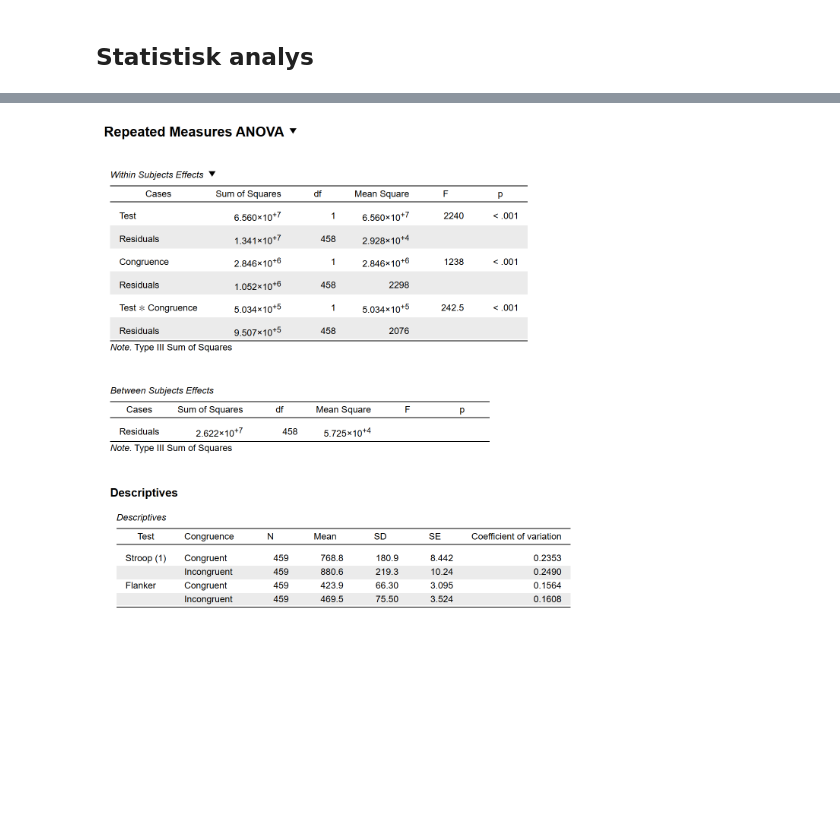
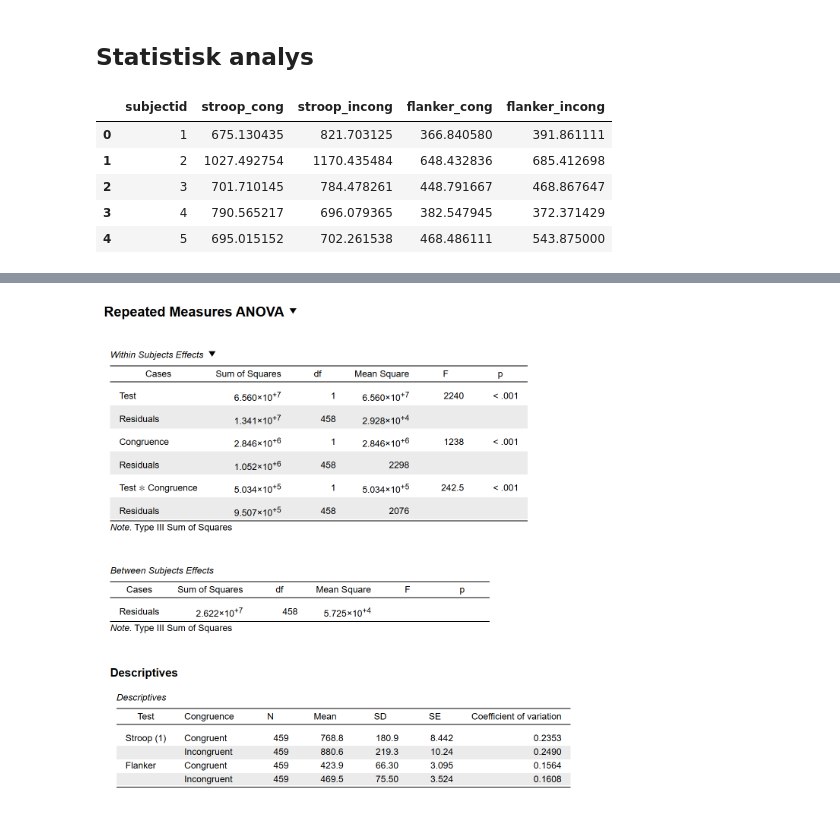
Before and after one commit to gusuny/data_analysis_project, a Jupyter notebook: data/raw/sammansatt_test.ipynb, the cells around one changed output, grey strips where cells are left out. Saved outputs shown, nothing was run; the diff lists cells and outputs as text; code cells hidden in the pictures; blank space fills up the shorter version.

```diff
--- a/data/raw/sammansatt_test.ipynb
+++ b/data/raw/sammansatt_test.ipynb
@@ -536 +572,10 @@ df_anova = df_anova.reset_index().dropna()
 df_anova.to_csv("df_anova.csv", index=False)
+# %%
+df_anova.head()
+# %% [output]
+|  | subjectid | stroop_cong | stroop_incong | flanker_cong | flanker_incong |
+| 0 | 1 | 675.130435 | 821.703125 | 366.840580 | 391.861111 |
+| 1 | 2 | 1027.492754 | 1170.435484 | 648.432836 | 685.412698 |
+| 2 | 3 | 701.710145 | 784.478261 | 448.791667 | 468.867647 |
+| 3 | 4 | 790.565217 | 696.079365 | 382.547945 | 372.371429 |
+| 4 | 5 | 695.015152 | 702.261538 | 468.486111 | 543.875000 |
```
Also changed, not shown: parts of 17 cells of this notebook.
